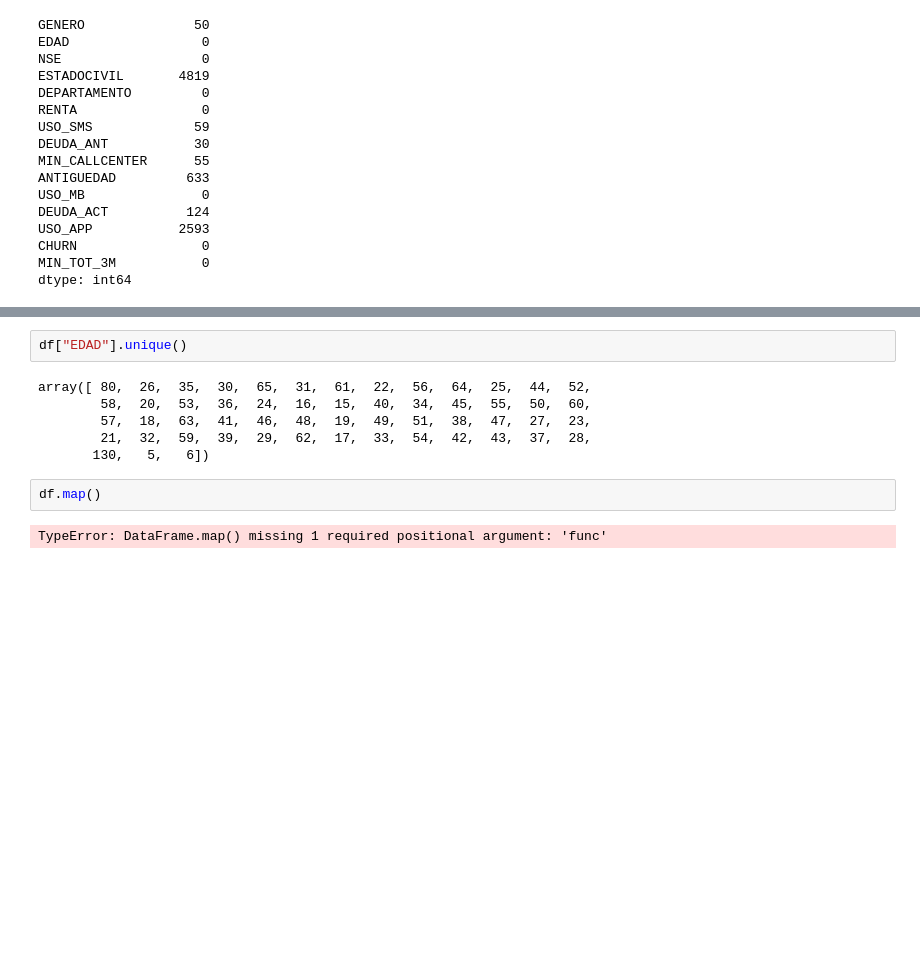
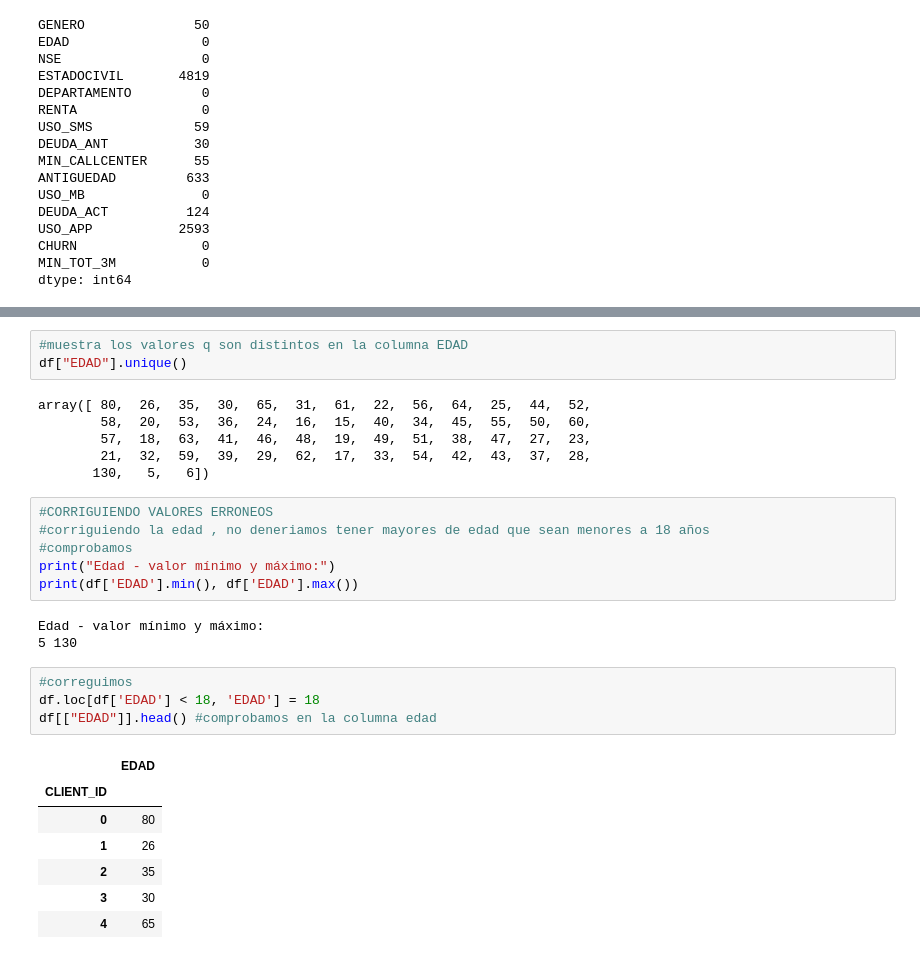
Before and after one commit to Julio-BS/python-analisis-datos, a Jupyter notebook: 01-limpieza-datos/Prueba_taller2.ipynb, the cells around one changed output, grey strips where cells are left out. Saved outputs shown, nothing was run; the diff lists cells and outputs as text; blank space fills up the shorter version.

```diff
--- a/01-limpieza-datos/Prueba_taller2.ipynb
+++ b/01-limpieza-datos/Prueba_taller2.ipynb
@@ -84,4 +129,5 @@ dtype: int64
 # %%
+#muestra los valores q son distintos en la columna EDAD
 df["EDAD"].unique()
 # %% [output]
 array([ 80,  26,  35,  30,  65,  31,  61,  22,  56,  64,  25,  44,  52,
@@ -90,6 +136,23 @@ array([ 80,  26,  35,  30,  65,  31,  61,  22,  56,  64,  25,  44,  52,
         21,  32,  59,  39,  29,  62,  17,  33,  54,  42,  43,  37,  28,
        130,   5,   6])
 # %%
-df.map()
+#CORRIGUIENDO VALORES ERRONEOS
+#corriguiendo la edad , no deneriamos tener mayores de edad que sean menores a 18 años
+#comprobamos
+print("Edad - valor mínimo y máximo:")
+print(df['EDAD'].min(), df['EDAD'].max())
 # %% [output]
-TypeError: DataFrame.map() missing 1 required positional argument: 'func'
+Edad - valor mínimo y máximo:
+5 130
+# %%
+#correguimos
+df.loc[df['EDAD'] < 18, 'EDAD'] = 18
+df[["EDAD"]].head() #comprobamos en la columna edad
+# %% [output]
+|  | EDAD |
+| CLIENT_ID |  |
+| 0 | 80 |
+| 1 | 26 |
+| 2 | 35 |
+| 3 | 30 |
+| 4 | 65 |
```
Also changed, not shown: parts of 33 cells of this notebook, 2 other files.
